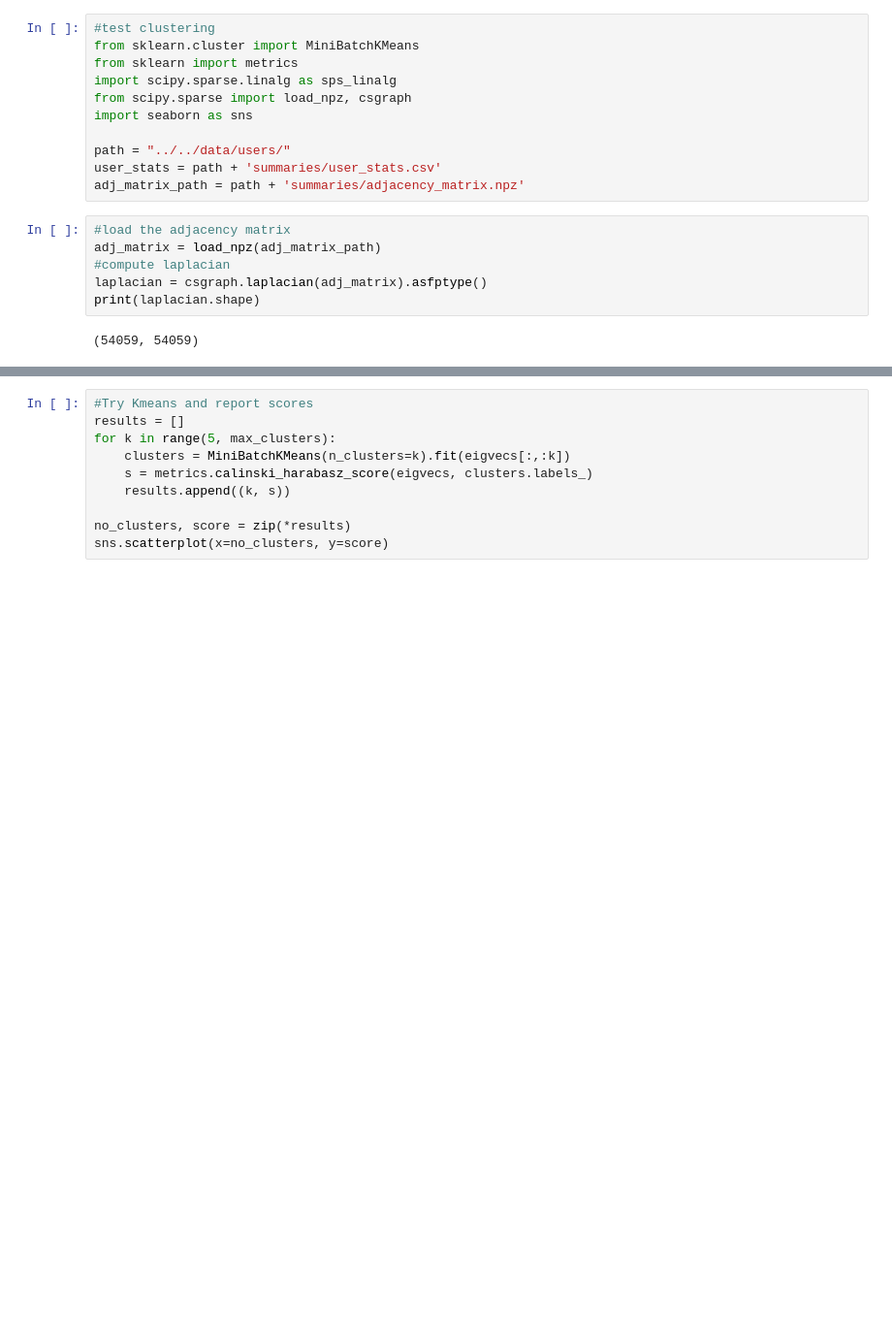
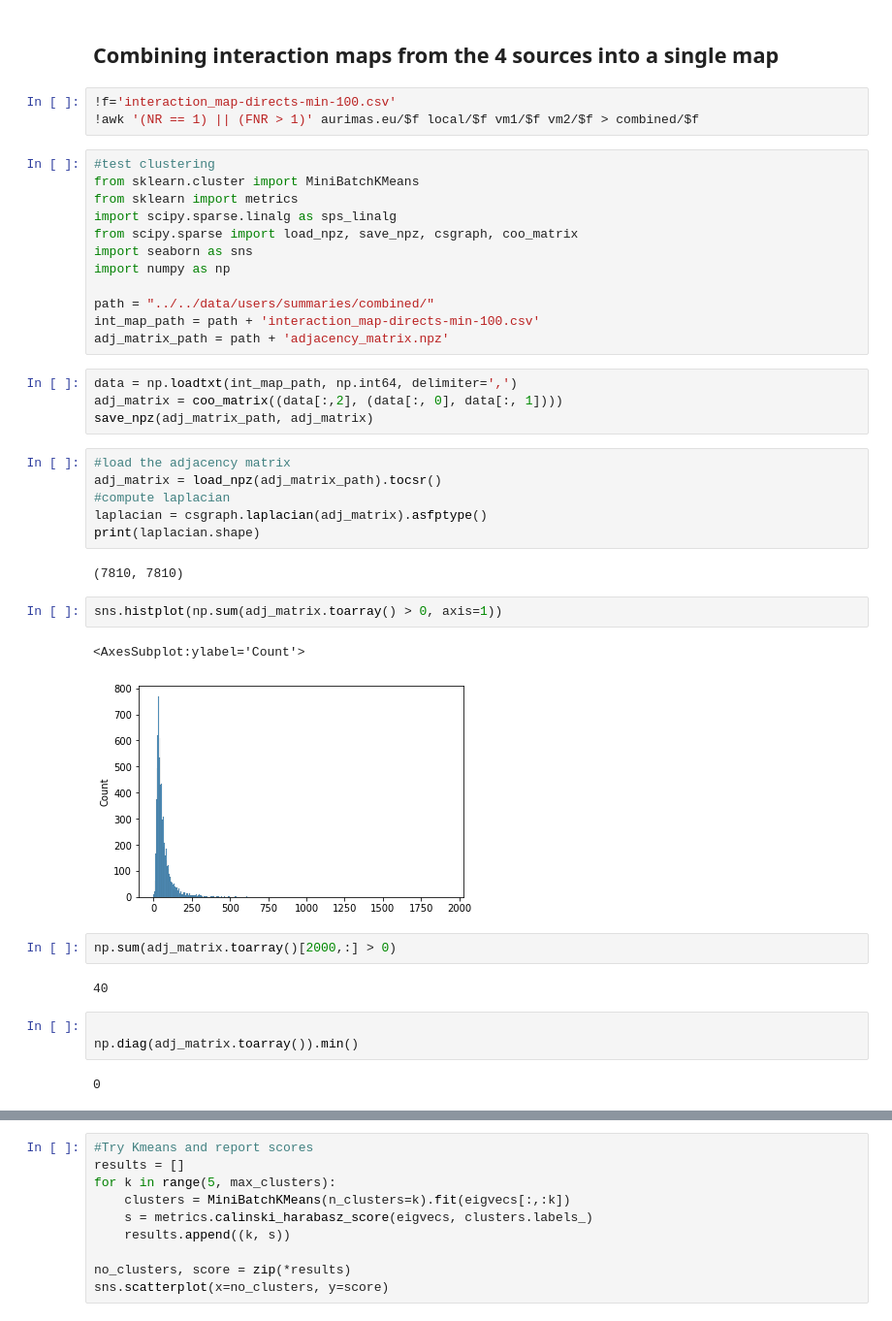
Before and after one commit to alu13/Antiwork_Analysis, a Jupyter notebook: src/user_networks/test_clustering.ipynb, the cells around one changed output, grey strips where cells are left out. Shown: that part at 97% size. Cells and saved outputs as stored; diff of their text form; blank space fills up the shorter version.

```diff
--- a/src/user_networks/test_clustering.ipynb
+++ b/src/user_networks/test_clustering.ipynb
@@ -1,19 +1,43 @@
+# %% [markdown]
+## Combining interaction maps from the 4 sources into a single map
+# %%
+!f='interaction_map-directs-min-100.csv'
+!awk '(NR == 1) || (FNR > 1)' aurimas.eu/$f local/$f vm1/$f vm2/$f > combined/$f
 # %%
 #test clustering
 from sklearn.cluster import MiniBatchKMeans
 from sklearn import metrics
 import scipy.sparse.linalg as sps_linalg
-from scipy.sparse import load_npz, csgraph
+from scipy.sparse import load_npz, save_npz, csgraph, coo_matrix
 import seaborn as sns
+import numpy as np
 
-path = "../../data/users/"
-user_stats = path + 'summaries/user_stats.csv'
-adj_matrix_path = path + 'summaries/adjacency_matrix.npz'
+path = "../../data/users/summaries/combined/"
+int_map_path = path + 'interaction_map-directs-min-100.csv'
+adj_matrix_path = path + 'adjacency_matrix.npz'
+# %%
+data = np.loadtxt(int_map_path, np.int64, delimiter=',')
+adj_matrix = coo_matrix((data[:,2], (data[:, 0], data[:, 1])))
+save_npz(adj_matrix_path, adj_matrix)
 # %%
 #load the adjacency matrix
-adj_matrix = load_npz(adj_matrix_path)
+adj_matrix = load_npz(adj_matrix_path).tocsr()
 #compute laplacian
 laplacian = csgraph.laplacian(adj_matrix).asfptype()
 print(laplacian.shape)
 # %% [output]
-(54059, 54059)
+(7810, 7810)
+# %%
+sns.histplot(np.sum(adj_matrix.toarray() > 0, axis=1))
+# %% [output]
+<AxesSubplot:ylabel='Count'>
+[figure, added]
+# %%
+np.sum(adj_matrix.toarray()[2000,:] > 0)
+# %% [output]
+40
+# %%
+
+np.diag(adj_matrix.toarray()).min()
+# %% [output]
+0
```
Also changed, not shown: parts of 2 cells of this notebook, 6 other files.
